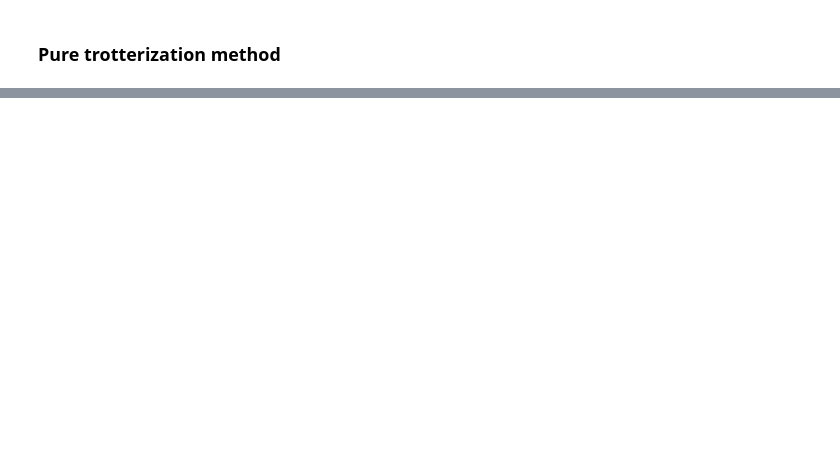
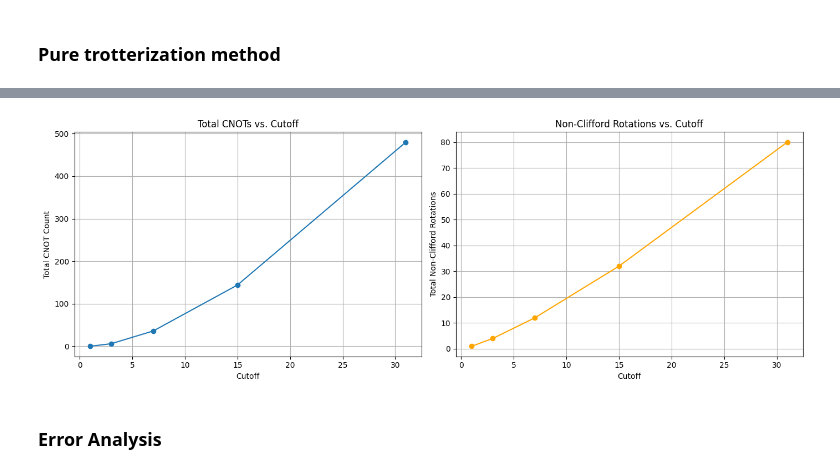
Before and after one commit to samgodwood/bosonic-qiskit, a Jupyter notebook: playground/bosonic_operator_costs/displacement/arxiv2407_10381.ipynb, the cells around one changed output, grey strips where cells are left out. Drawn from its saved outputs; the diff is of its cells as text; code cells hidden in the pictures; blank space fills up the shorter version.

```diff
--- a/playground/bosonic_operator_costs/displacement/arxiv2407_10381.ipynb
+++ b/playground/bosonic_operator_costs/displacement/arxiv2407_10381.ipynb
@@ -415,0 +316,62 @@ Estimated Trotter error per step: 6.898979439471953
+# %%
+# Assuming displacement_hamiltonian is defined elsewhere and returns a matrix
+
+qubit_counts = range(1, 6)  # For example, qubit counts from 1 to 5
+cutoff_values = [2**q - 1 for q in qubit_counts]  # Corresponding n_max values
+alpha = 1
+
+cnot_counts = []           # To store the computed total CNOT counts for each cutoff
+nonclifford_counts = []    # To store the total non-Clifford rotations for each cutoff
+
+for cutoff in cutoff_values:
+    # Generate the Hamiltonian matrix for the current cutoff
+    hamiltonian_matrix = displacement_hamiltonian(cutoff, alpha)
+
+    # Convert matrix to a SparsePauliOp
+    H = SparsePauliOp.from_operator(Operator(hamiltonian_matrix))
+
+    # Extract terms as a list of tuples: (pauli_string, coefficient)
+    terms = H.to_list()
+
+    # Initialize total CNOT count for this cutoff
+    total_cnot_count = 0
+
+    # For each term, calculate its effective length and add to total CNOT count
+    for p_str, coeff in terms:
+        # Calculate effective length ignoring 'I'
+        effective_length = len(p_str.replace('I', ''))
+        # Calculate CNOT count for the current term
+        term_cnot = 2 * max(effective_length - 1, 0)
+        # Add to the total CNOT count
+        total_cnot_count += term_cnot
+
+    # Store the computed CNOT count
+    cnot_counts.append(total_cnot_count)
+
+    # For non-Clifford rotations: one rotation per term regardless of length
+    nonclifford_count = len(terms)
+    nonclifford_counts.append(nonclifford_count)
+
+# Create side-by-side plots using subplots
+fig, axes = plt.subplots(1, 2, figsize=(14, 5))
+
+# Left plot: Total CNOT Count vs. Cutoff
+axes[0].plot(cutoff_values, cnot_counts, marker='o', linestyle='-')
+axes[0].set_xlabel('Cutoff')
+axes[0].set_ylabel('Total CNOT Count')
+axes[0].set_title('Total CNOTs vs. Cutoff')
+axes[0].grid(True)
+
+# Right plot: Non-Clifford Rotations vs. Cutoff
+axes[1].plot(cutoff_values, nonclifford_counts, marker='o', color='orange', linestyle='-')
+axes[1].set_xlabel('Cutoff')
+axes[1].set_ylabel('Total Non-Clifford Rotations')
+axes[1].set_title('Non-Clifford Rotations vs. Cutoff')
+axes[1].grid(True)
+
+plt.tight_layout()
+plt.show()
+# %% [output]
+[figure, added]
+# %% [markdown]
+### Error Analysis
```
Also changed, not shown: parts of 10 cells of this notebook.
